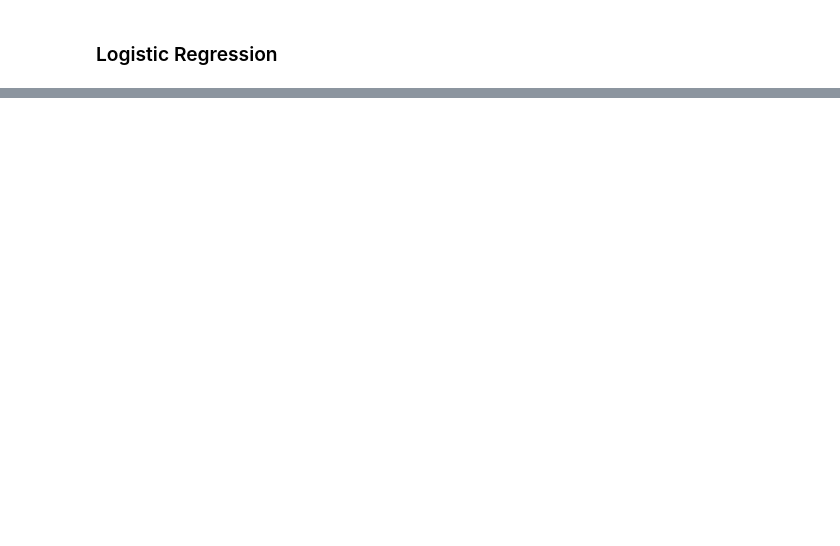
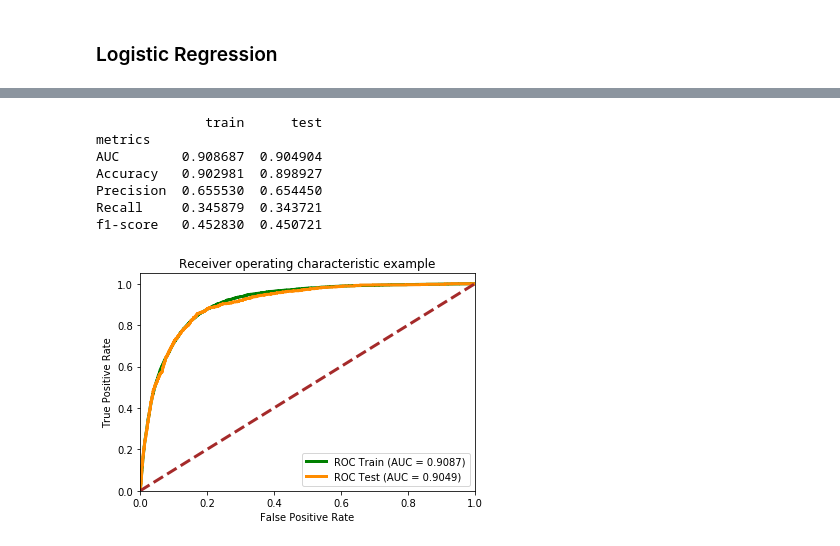
Before and after one commit to XuDou/bank-marketing-prediction, a Jupyter notebook: bank_marketing.ipynb, the cells around one changed output, grey strips where cells are left out. Saved outputs shown, nothing was run; the diff lists cells and outputs as text; code cells hidden in the pictures; blank space fills up the shorter version.

```diff
--- a/bank_marketing.ipynb
+++ b/bank_marketing.ipynb
@@ -110,0 +187,26 @@ data_bank_full.head(10)
+# %%
+%matplotlib inline
+
+from sklearn.metrics import roc_curve, auc
+
+def plot_roc_curve(y_train, y_train_pred, y_test, y_test_pred):
+    roc_auc_train = roc_auc_score(y_train, y_train_pred)
+    fpr_train, tpr_train, _ = roc_curve(y_train, y_train_pred)
+#"Note: this implementation is restricted to the binary classification task."
+
+    roc_auc_test = roc_auc_score(y_test, y_test_pred)
+    fpr_test, tpr_test, _ = roc_curve(y_test, y_test_pred)
+    plt.figure()
+    lw = 3
+    plt.plot(fpr_train, tpr_train, color='green',
+             lw=lw, label='ROC Train (AUC = %0.4f)' % roc_auc_train)
+    plt.plot(fpr_test, tpr_test, color='darkorange',
+             lw=lw, label='ROC Test (AUC = %0.4f)' % roc_auc_test)
+    plt.plot([0, 1], [0, 1], color='brown', lw=lw, linestyle='--')
+    plt.xlim([0.0, 1.0])
+    plt.ylim([0.0, 1.05])
+    plt.xlabel('False Positive Rate')
+    plt.ylabel('True Positive Rate')
+    plt.title('Receiver operating characteristic example')
+    plt.legend(loc="lower right")
+    plt.show()
@@ -110,0 +259,16 @@ data_bank_full.head(10)
+# %%
+def train_test_model(clf, X_train, y_train, X_test, y_test):
+    # Fit a model by providing X and y from training set
+    clf.fit(X_train, y_train)
+
+    # Make prediction on the training data
+    y_train_pred = clf.predict(X_train)
+    p_train_pred = clf.predict_proba(X_train)[:,1]
+
+    # Make predictions on test data
+    y_test_pred = clf.predict(X_test)
+    p_test_pred = clf.predict_proba(X_test)[:,1]
+
+    # print model results
+    get_performance_metrics(y_train, p_train_pred, y_test, p_test_pred)
+    plot_roc_curve(y_train, p_train_pred, y_test, p_test_pred)
@@ -112,0 +288,11 @@ from sklearn.model_selection import train_test_split
+# %%
+train_test_model(clf, X_train, y_train, X_test, y_test)
+# %% [output]
+              train      test
+metrics
+AUC        0.908687  0.904904
+Accuracy   0.902981  0.898927
+Precision  0.655530  0.654450
+Recall     0.345879  0.343721
+f1-score   0.452830  0.450721
+[figure, added]
```
Also changed, not shown: parts of 24 cells of this notebook.
